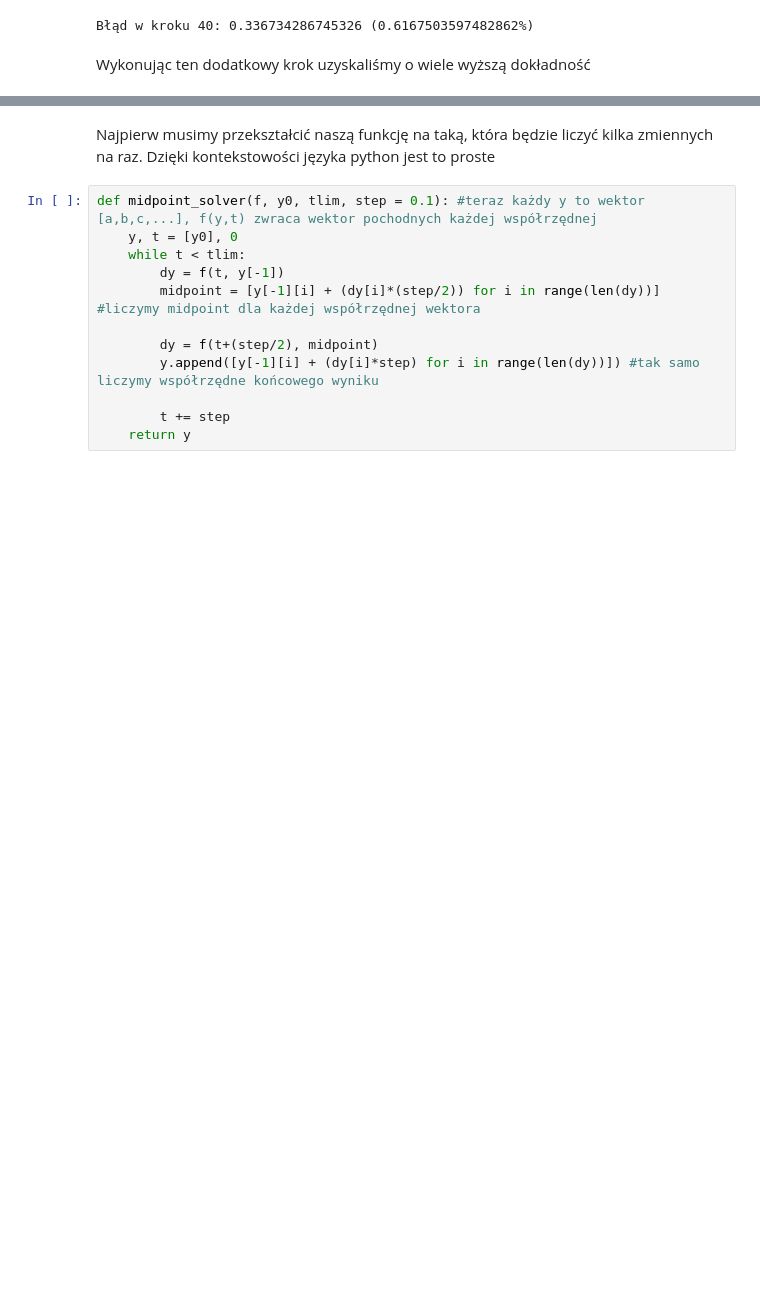
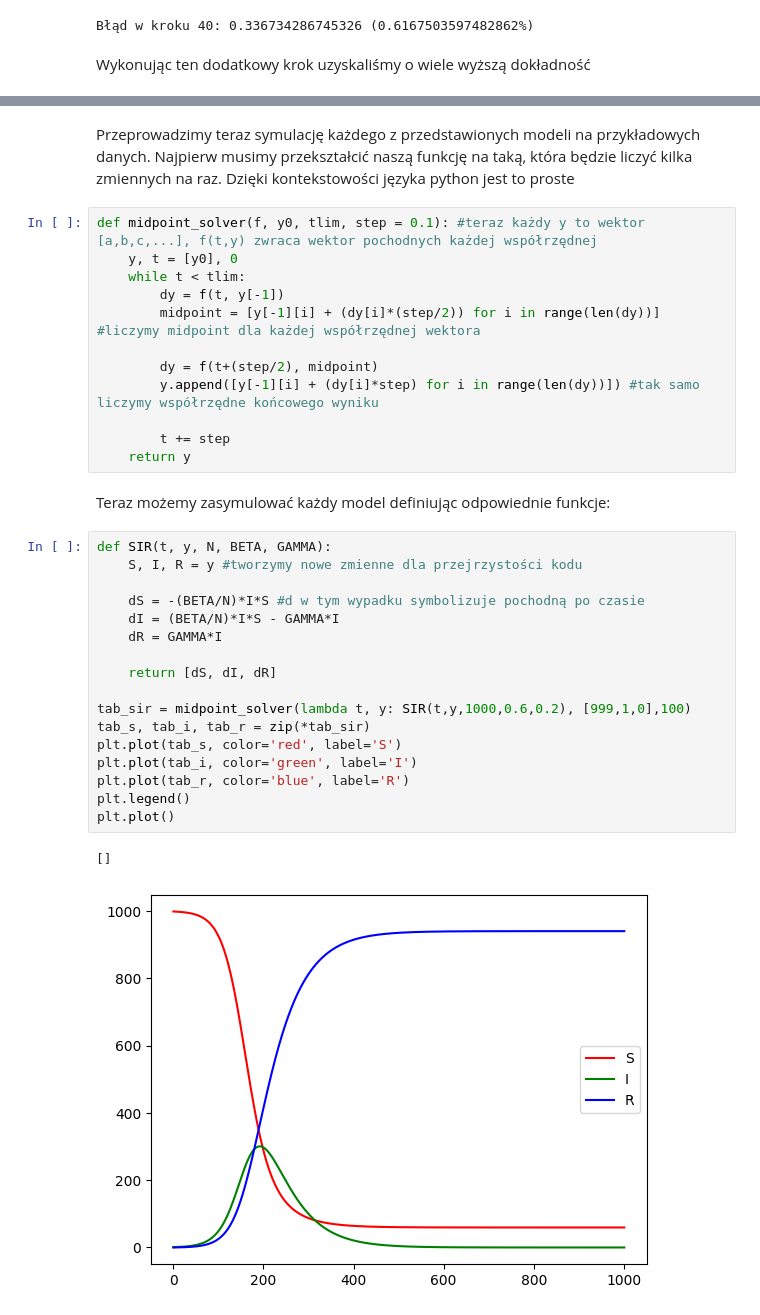
Before and after one commit to aleksanderboberski/rrwt-projekt-seir, a Jupyter notebook: Boberski_Pytel.ipynb, the cells around one changed output, grey strips where cells are left out. Saved outputs shown, nothing was run; the diff lists cells and outputs as text; blank space fills up the shorter version.

```diff
--- a/Boberski_Pytel.ipynb
+++ b/Boberski_Pytel.ipynb
@@ -126,7 +119,7 @@ Zarówno metoda Eulera jak i punktu środkowego należą do rodziny metod Rungeg
 # %% [markdown]
-Najpierw musimy przekształcić naszą funkcję na taką, która będzie liczyć kilka zmiennych na raz. Dzięki kontekstowości języka python jest to proste
+Przeprowadzimy teraz symulację każdego z przedstawionych modeli na przykładowych danych. Najpierw musimy przekształcić naszą funkcję na taką, która będzie liczyć kilka zmiennych na raz. Dzięki kontekstowości języka python jest to proste
 # %%
-def midpoint_solver(f, y0, tlim, step = 0.1): #teraz każdy y to wektor [a,b,c,...], f(y,t) zwraca wektor pochodnych każdej współrzędnej
+def midpoint_solver(f, y0, tlim, step = 0.1): #teraz każdy y to wektor [a,b,c,...], f(t,y) zwraca wektor pochodnych każdej współrzędnej
     y, t = [y0], 0
     while t < tlim:
         dy = f(t, y[-1])
@@ -137,3 +130,25 @@ def midpoint_solver(f, y0, tlim, step = 0.1): #teraz każdy y to wektor [a,b,c,.
 
         t += step
     return y
+# %% [markdown]
+Teraz możemy zasymulować każdy model definiując odpowiednie funkcje:
+# %%
+def SIR(t, y, N, BETA, GAMMA):
+    S, I, R = y #tworzymy nowe zmienne dla przejrzystości kodu
+
+    dS = -(BETA/N)*I*S #d w tym wypadku symbolizuje pochodną po czasie
+    dI = (BETA/N)*I*S - GAMMA*I
+    dR = GAMMA*I
+
+    return [dS, dI, dR]
+
+tab_sir = midpoint_solver(lambda t, y: SIR(t,y,1000,0.6,0.2), [999,1,0],100)
+tab_s, tab_i, tab_r = zip(*tab_sir)
+plt.plot(tab_s, color='red', label='S')
+plt.plot(tab_i, color='green', label='I')
+plt.plot(tab_r, color='blue', label='R')
+plt.legend()
+plt.plot()
+# %% [output]
+[]
+[figure, added]
```
Also changed, not shown: parts of 14 cells of this notebook.
